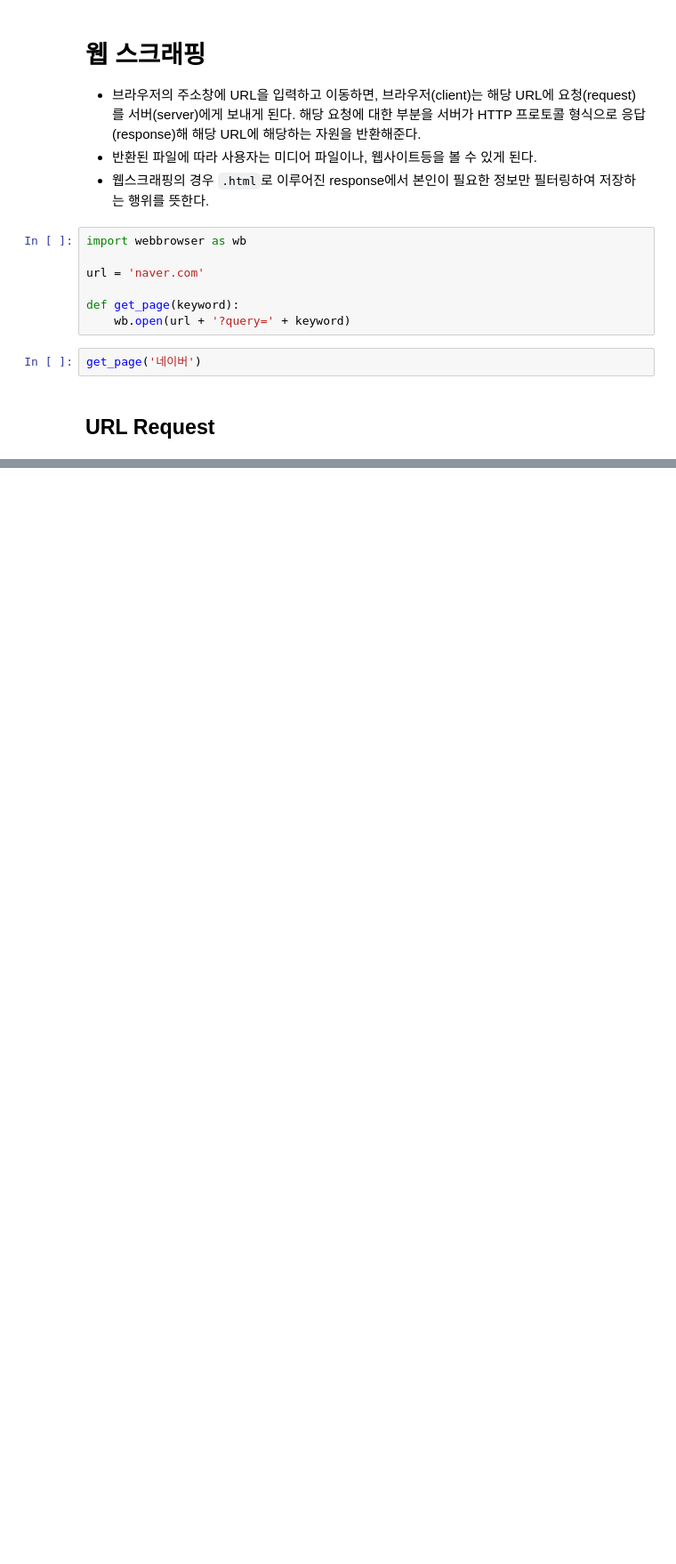
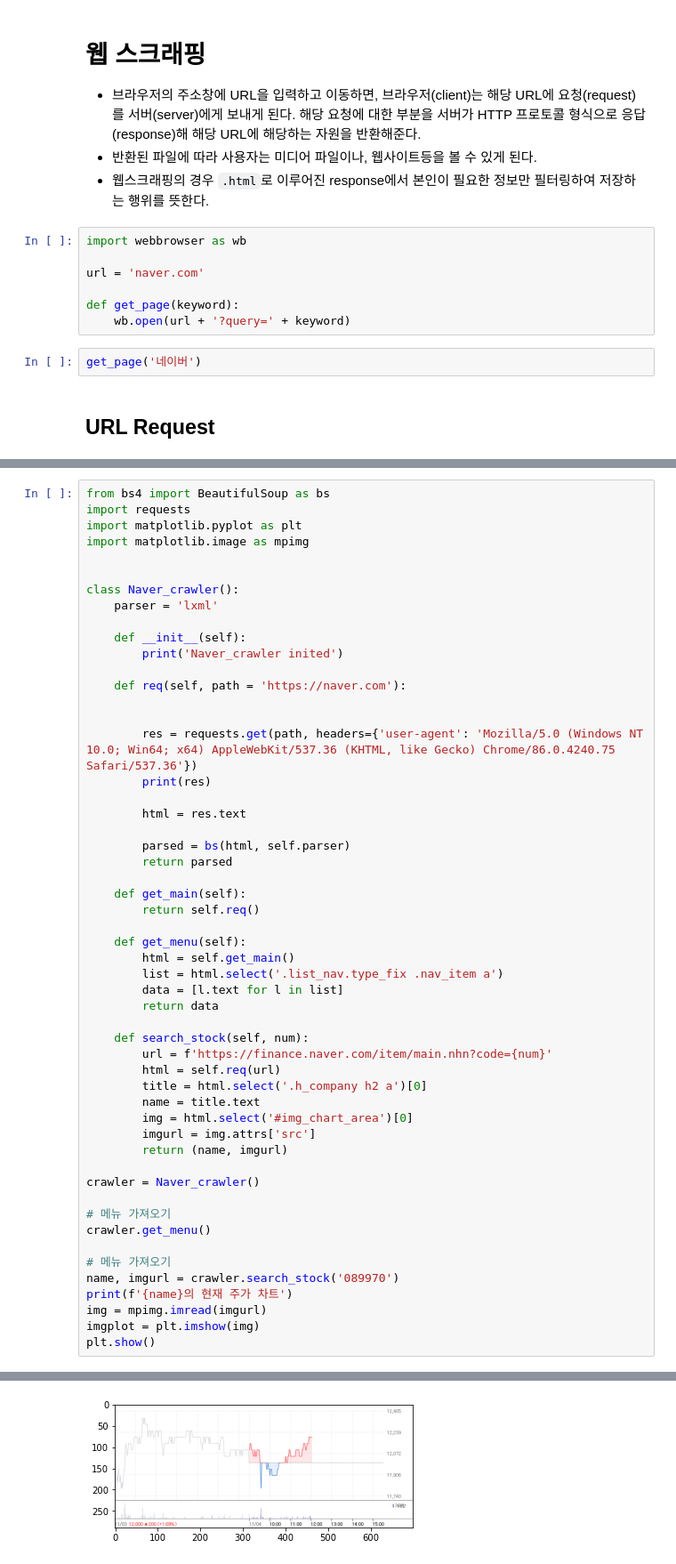
Before and after one commit to padawanR0k/summary, a Jupyter notebook: python/2020-11-02_web_scrapping/web_scraping.ipynb, the cells around one changed output, grey strips where cells are left out. Shown: that part at 89% size. Saved outputs shown, nothing was run; the diff lists cells and outputs as text; blank space fills up the shorter version.

Commit message:
beautifulSoup 활용 내용 추가

```diff
--- a/python/2020-11-02_web_scrapping/web_scraping.ipynb
+++ b/python/2020-11-02_web_scrapping/web_scraping.ipynb
@@ -28,0 +31,54 @@ heme_item" data-gdid="CAS_0f1cf820-1857-11eb-bf1e-93f6ac0459ae" data-da-position
+# %%
+from bs4 import BeautifulSoup as bs
+import requests
+import matplotlib.pyplot as plt
+import matplotlib.image as mpimg
+
+
+class Naver_crawler():
+    parser = 'lxml'
+
+    def __init__(self):
+        print('Naver_crawler inited')
+
+    def req(self, path = 'https://naver.com'):
+
+
+        res = requests.get(path, headers={'user-agent': 'Mozilla/5.0 (Windows NT 10.0; Win64; x64) AppleWebKit/537.36 (KHTML, like Gecko) Chrome/86.0.4240.75 Safari/537.36'})
+        print(res)
+
+        html = res.text
+
+        parsed = bs(html, self.parser)
+        return parsed
+
+    def get_main(self):
+        return self.req()
+
+    def get_menu(self):
+        html = self.get_main()
+        list = html.select('.list_nav.type_fix .nav_item a')
+        data = [l.text for l in list]
+        return data
+
+    def search_stock(self, num):
+        url = f'https://finance.naver.com/item/main.nhn?code={num}'
+        html = self.req(url)
+        title = html.select('.h_company h2 a')[0]
+        name = title.text
+        img = html.select('#img_chart_area')[0]
+        imgurl = img.attrs['src']
+        return (name, imgurl)
+
+crawler = Naver_crawler()
+
+# 메뉴 가져오기
+crawler.get_menu()
+
+# 메뉴 가져오기
+name, imgurl = crawler.search_stock('089970')
+print(f'{name}의 현재 주가 차트')
+img = mpimg.imread(imgurl)
+imgplot = plt.imshow(img)
+plt.show()
+# %% [output]
@@ -28,0 +89 @@ heme_item" data-gdid="CAS_0f1cf820-1857-11eb-bf1e-93f6ac0459ae" data-da-position
+[figure, added]
```
Also changed, not shown: parts of 11 cells of this notebook, 15 other files.
